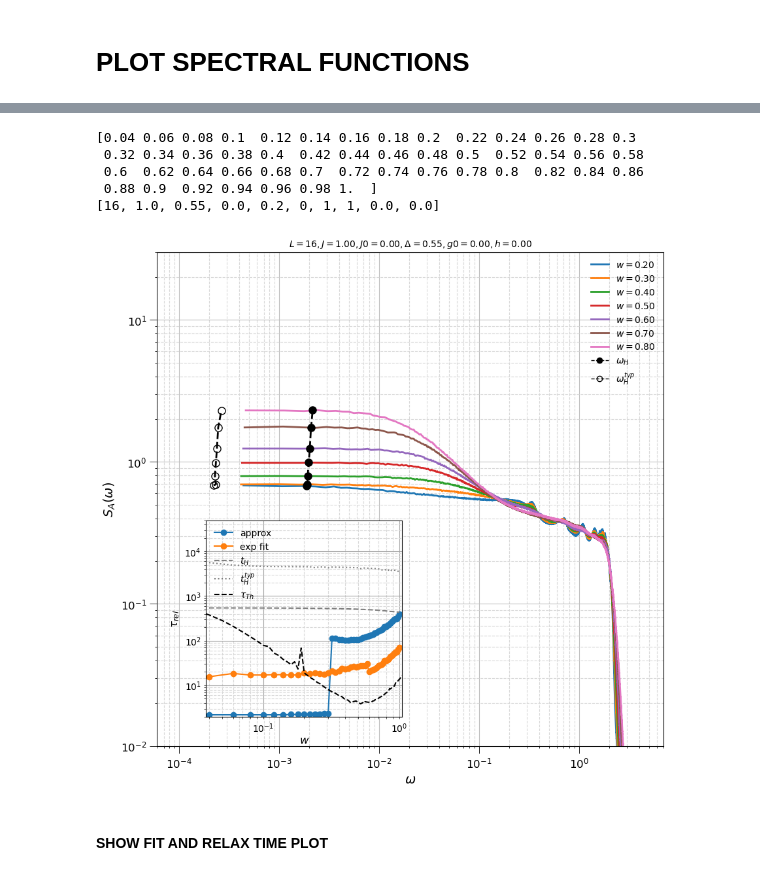
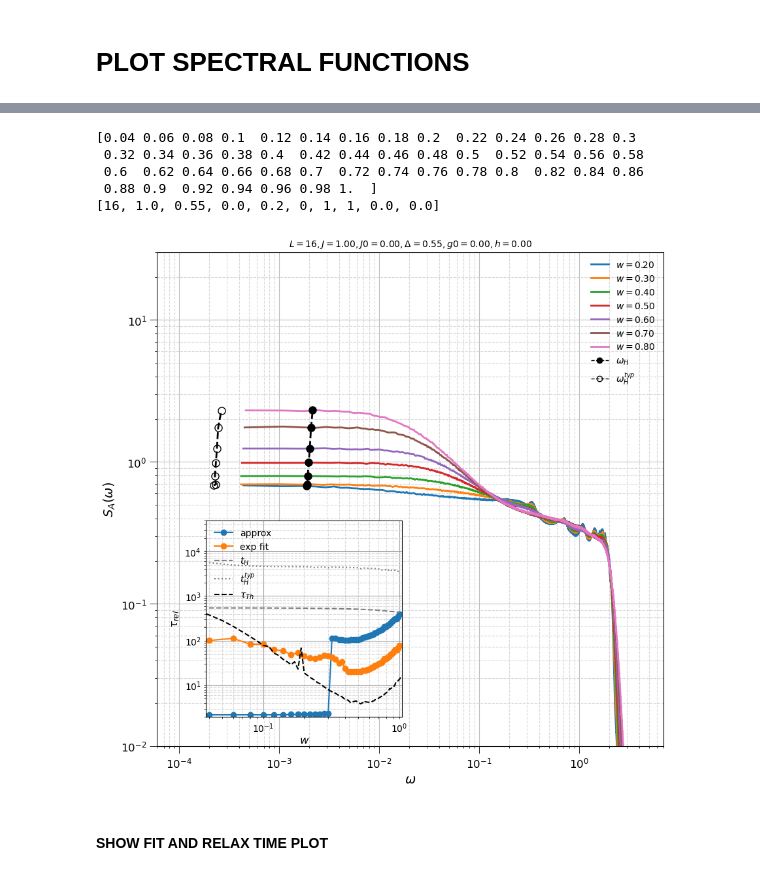
Before and after one commit to makskliczkowski/Transverse_Ising_ETH, a Jupyter notebook: IsignTransverse_ETH/Python/spectral_functions.ipynb, the cells around one changed output, grey strips where cells are left out. Saved outputs shown, nothing was run; the diff lists cells and outputs as text; code cells hidden in the pictures.

```diff
--- a/IsignTransverse_ETH/Python/spectral_functions.ipynb
+++ b/IsignTransverse_ETH/Python/spectral_functions.ipynb
@@ -257,8 +257,8 @@ for i in range(0, len(vals)):
         relax_time.append(xdata[idx])
 
 
-        xdata = np.array([xdata[i] for i in range(0,len(xdata)) if (ydata[i] < 4e-2 and ydata[i] > 1e-3)])
-        ydata = np.array([ydata[i] for i in range(0,len(ydata)) if (ydata[i] < 4e-2 and ydata[i] > 1e-3)])
+        xdata = np.array([xdata[i] for i in range(0,len(xdata)) if (ydata[i] < 1e-2 and ydata[i] > 9e-4)])
+        ydata = np.array([ydata[i] for i in range(0,len(ydata)) if (ydata[i] < 1e-2 and ydata[i] > 9e-4)])
         #print(pars)
         tH.append(wHnow)
         tH_typ.append(wHtypnow)
@@ -301,34 +301,34 @@ hfun.set_plot_elements(axis = axis2, xlim = (0.95*min(trueQ), 1.05*max(trueQ)),
 
 axis2.set_yscale('log')
 axis2.set_xscale('log')
 axis2.tick_params(axis='both', which='both',length=2)
 axis2.grid(b=True, which='major', color='0.65', linestyle='-')
 axis2.grid(b=True, which='minor', color='0.85', linestyle='--')
 
 axis.grid(b=True, which='major', color='0.75', linestyle='-')
 axis.grid(b=True, which='minor', color='0.85', linestyle='--')
 add_legend(axis)
 #axis2.xaxis.set_minor_locator(plt.MultipleLocator(0.2))
 #def format_func(value, tick_number):
 #    return "%.1f"%value
 #def format_func2(value, tick_number):
 #    return "%d"%value
 #axis2.xaxis.set_minor_formatter(plt.FuncFormatter(format_func))
 #axis2.xaxis.set_major_formatter(plt.FuncFormatter(format_func))
 #axis2.yaxis.set_major_formatter(plt.FuncFormatter(format_func2))
 
 #for line in axis.lines:
 #    spec_x = line.get_xdata()
 #    spec_y = line.get_ydata()
 #    idx = min(range(len(spec_x)), key=lambda i: abs(spec_x[i] - 1./xdata[idx]))
 #    spec_at_relax.append(spec_y[idx])
 # %% [output]
 [0.04 0.06 0.08 0.1  0.12 0.14 0.16 0.18 0.2  0.22 0.24 0.26 0.28 0.3
  0.32 0.34 0.36 0.38 0.4  0.42 0.44 0.46 0.48 0.5  0.52 0.54 0.56 0.58
  0.6  0.62 0.64 0.66 0.68 0.7  0.72 0.74 0.76 0.78 0.8  0.82 0.84 0.86
  0.88 0.9  0.92 0.94 0.96 0.98 1.  ]
 [16, 1.0, 0.55, 0.0, 0.2, 0, 1, 1, 0.0, 0.0]
-[figure, old version]
+[figure, new version]
 # %% [markdown]
 #### SHOW FIT AND RELAX TIME PLOT
 # %%
```
Also changed, not shown: parts of 3 cells of this notebook, 3 other files.
